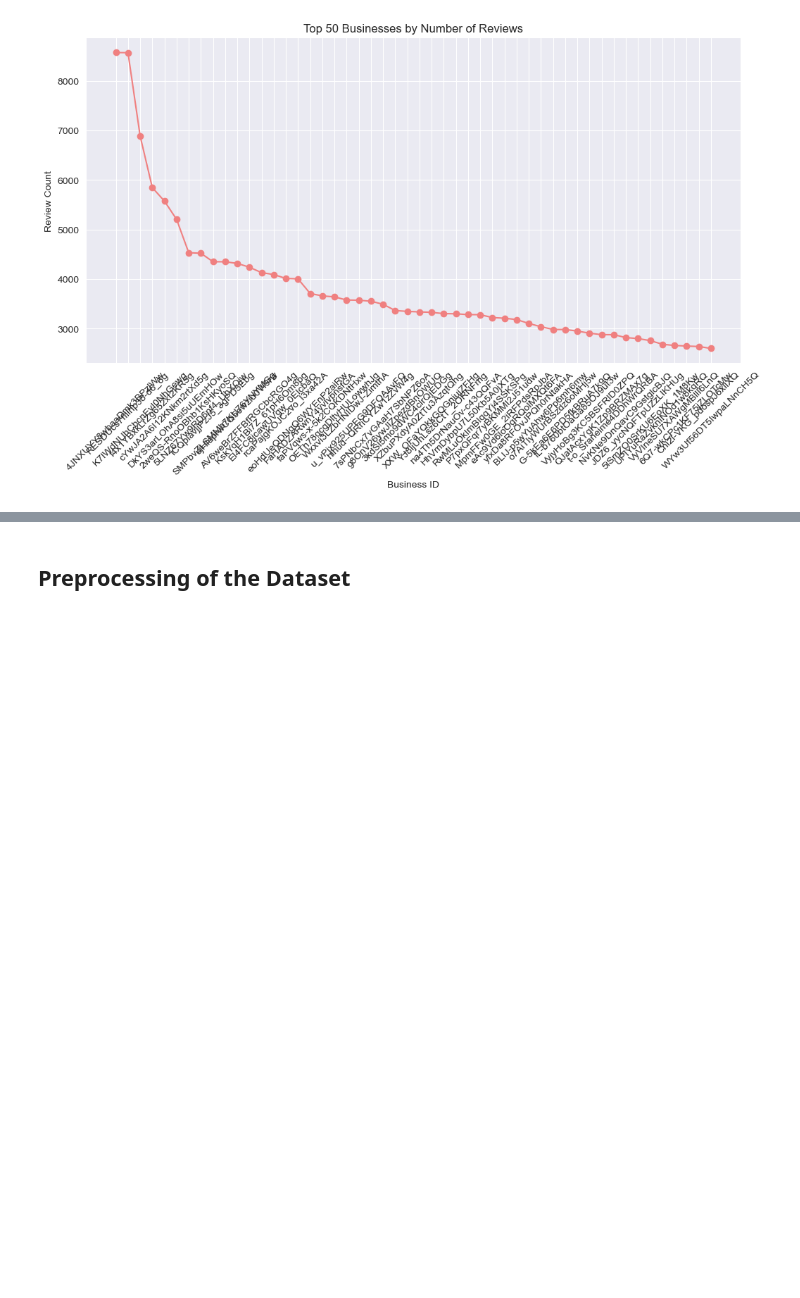
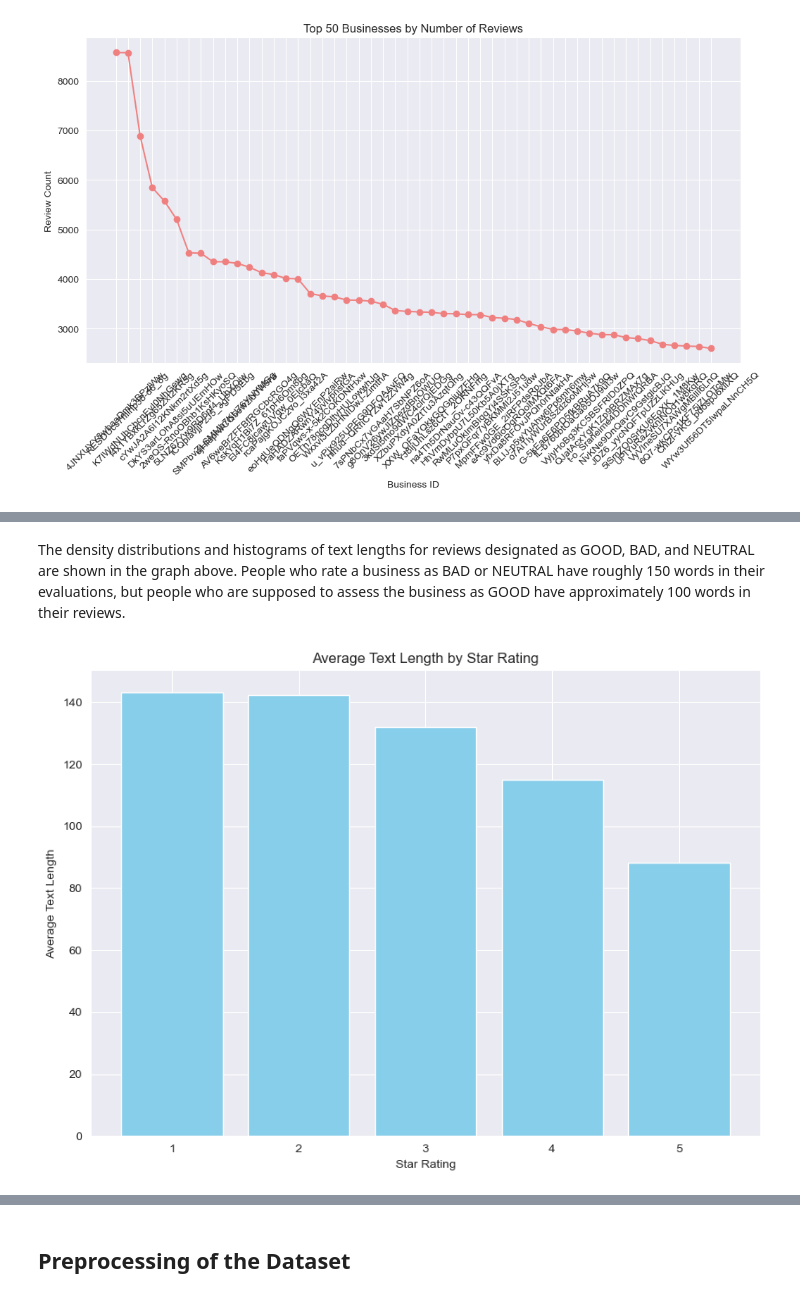
Before and after one commit to KoralegeiKavindya/DL-CW, a Jupyter notebook: Supervised_Model_CW2.ipynb, the cells around one changed output, grey strips where cells are left out. Drawn from its saved outputs; the diff is of its cells as text; code cells hidden in the pictures; blank space fills up the shorter version.

```diff
--- a/Supervised_Model_CW2.ipynb
+++ b/Supervised_Model_CW2.ipynb
@@ -171,0 +361,16 @@ plt.show()
+# %% [markdown]
+The density distributions and histograms of text lengths for reviews designated as GOOD, BAD, and NEUTRAL are shown in the graph above. People who rate a business as BAD or NEUTRAL have roughly 150 words in their evaluations, but people who are supposed to assess the business as GOOD have approximately 100 words in their reviews.
+# %%
+# Calculate the average text length for each star rating
+average_text_length = df.groupby('stars')['Text length'].mean()
+
+# Create a bar chart
+plt.figure(figsize=(10, 7))
+plt.bar(average_text_length.index, average_text_length.values, color='skyblue')
+plt.xlabel('Star Rating')
+plt.ylabel('Average Text Length')
+plt.title('Average Text Length by Star Rating')
+plt.xticks(average_text_length.index)
+plt.show()
+# %% [output]
+[figure, added]
```
Also changed, not shown: parts of 13 cells of this notebook.
